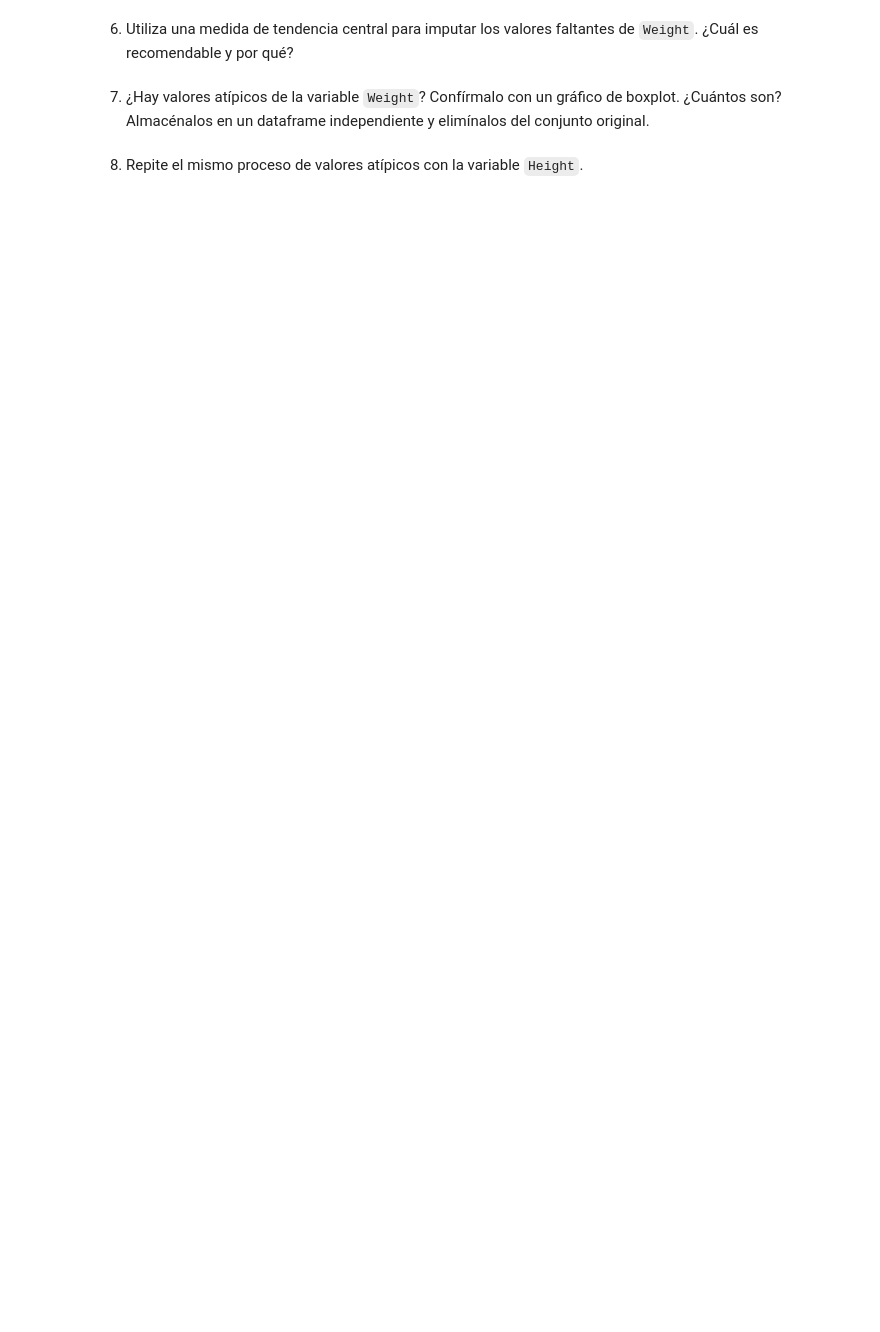
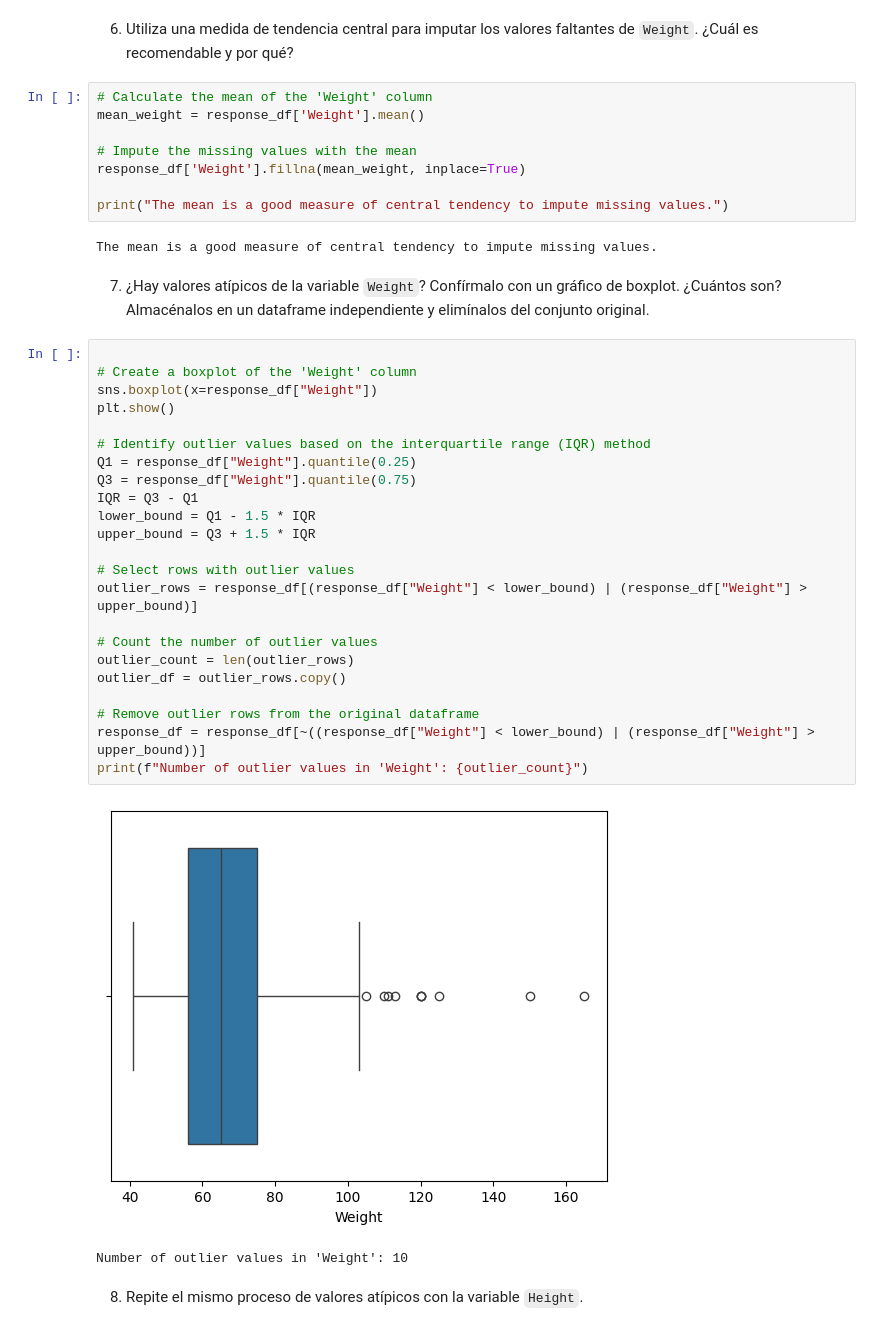
Before and after one commit to jericohd/Scrapy_NASA, a Jupyter notebook: Actividad_5_Preprocesamiento_A01795534.ipynb, the cells around one changed output. Saved outputs shown, nothing was run; the diff lists cells and outputs as text; blank space fills up the shorter version.

```diff
--- a/Actividad_5_Preprocesamiento_A01795534.ipynb
+++ b/Actividad_5_Preprocesamiento_A01795534.ipynb
@@ -192,6 +154,42 @@ def Diagnose_MV_Categorical(df,str_att_name,BM_MV):
 # %% [markdown]
 6. Utiliza una medida de tendencia central para imputar los valores faltantes de `Weight`. ¿Cuál es recomendable y por qué?
+# %%
+# Calculate the mean of the 'Weight' column
+mean_weight = response_df['Weight'].mean()
+
+# Impute the missing values with the mean
+response_df['Weight'].fillna(mean_weight, inplace=True)
+
+print("The mean is a good measure of central tendency to impute missing values.")
+# %% [output]
+The mean is a good measure of central tendency to impute missing values.
 # %% [markdown]
 7. ¿Hay valores atípicos de la variable `Weight`? Confírmalo con un gráfico de boxplot. ¿Cuántos son? Almacénalos en un dataframe independiente y elimínalos del conjunto original.
+# %%
+
+# Create a boxplot of the 'Weight' column
+sns.boxplot(x=response_df["Weight"])
+plt.show()
+
+# Identify outlier values based on the interquartile range (IQR) method
+Q1 = response_df["Weight"].quantile(0.25)
+Q3 = response_df["Weight"].quantile(0.75)
+IQR = Q3 - Q1
+lower_bound = Q1 - 1.5 * IQR
+upper_bound = Q3 + 1.5 * IQR
+
+# Select rows with outlier values
+outlier_rows = response_df[(response_df["Weight"] < lower_bound) | (response_df["Weight"] > upper_bound)]
+
+# Count the number of outlier values
+outlier_count = len(outlier_rows)
+outlier_df = outlier_rows.copy()
+
+# Remove outlier rows from the original dataframe
+response_df = response_df[~((response_df["Weight"] < lower_bound) | (response_df["Weight"] > upper_bound))]
+print(f"Number of outlier values in 'Weight': {outlier_count}")
+# %% [output]
+[figure, added]
+Number of outlier values in 'Weight': 10
 # %% [markdown]
 8. Repite el mismo proceso de valores atípicos con la variable `Height`.
```
Also changed, not shown: parts of 9 cells of this notebook.
